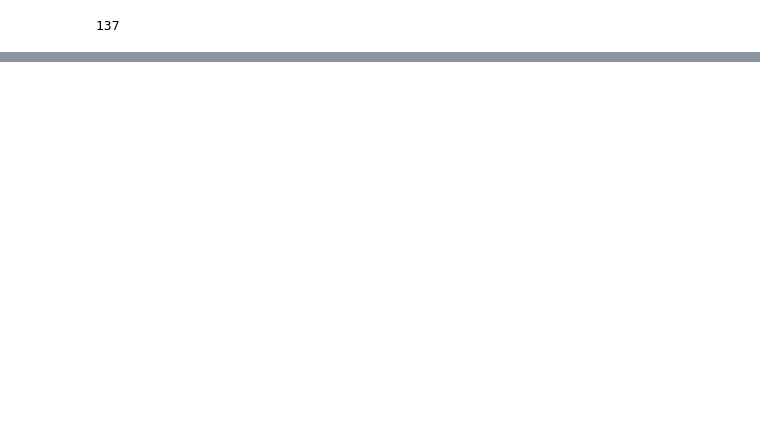
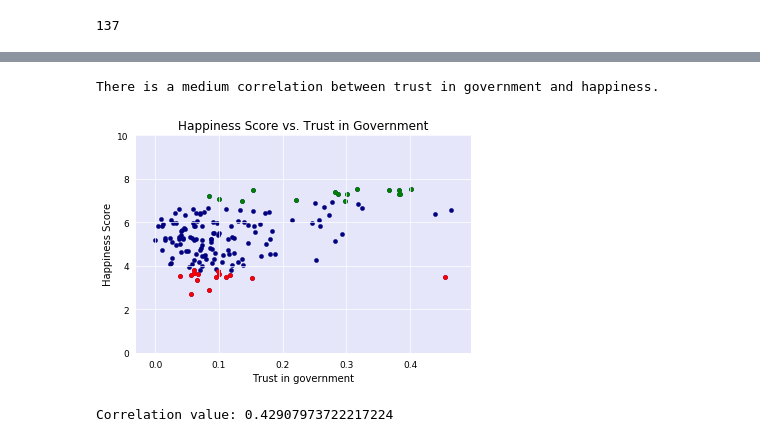
Before and after one commit to sinancengiz/World_Happiness, a Jupyter notebook: main.ipynb, the cells around one changed output, grey strips where cells are left out. Saved outputs shown, nothing was run; the diff lists cells and outputs as text; code cells hidden in the pictures; blank space fills up the shorter version.

```diff
--- a/main.ipynb
+++ b/main.ipynb
@@ -36,6 +41,6 @@ gdp_per_capita_df.head(3)
 # %%
 #rename the collumn
-hapiness_2015_df = hapiness_2015_df.loc[:,["Country","Happiness Score"]]
+happiness_2015_df = happiness_2015_df.loc[:,["Country","Happiness Score"]]
 # %%
 #drop missing values from data frame
 gdp_per_capita_df = gdp_per_capita_df.loc[:,["Country Name","2015"]]
@@ -209,0 +277,5 @@ with plt.style.context(('classic')):
+# %%
+happiness_2017_top = happiness_2017_df.nsmallest(15, 'Happiness.Rank')
+happiness_2017_bottom = happiness_2017_df.nlargest(15, 'Happiness.Rank')
+happiness_2017_top.head()
+happiness_2017_bottom.head()
@@ -209,0 +289,66 @@ with plt.style.context(('classic')):
+# %%
+# PLOT TREND 1: Happiness score vs. Trust in government, 2017 data
+ax = happiness_2017_df.plot(
+    kind = 'scatter',
+    x = "Trust..Government.Corruption.",
+    y = "Happiness.Score",
+    color = 'navy',
+    linewidth=0.2,
+    fontsize = 9
+)
+
+ax2 = happiness_2017_top.plot(
+    kind = 'scatter',
+    x = "Trust..Government.Corruption.",
+    y = "Happiness.Score",
+    color = 'green',
+    linewidth = 0.2,
+    fontsize = 9,
+    ax=ax
+)
+
+ax3 = happiness_2017_bottom.plot(
+    kind = 'scatter',
+    x = "Trust..Government.Corruption.",
+    y = "Happiness.Score",
+    color = 'red',
+    linewidth = 0.2,
+    fontsize = 9,
+    ax=ax
+)
+
+# Titles
+ax.set_title("Happiness Score vs. Trust in Government")
+ax.set_xlabel('Trust in government')
+ax.set_ylabel('Happiness Score')
+
+# Set min/max of x/y axes
+# ax.set_xlim(-0.05,1)
+ax.set_ylim(0,10)
+
+# Format colors
+ax.set_facecolor('lavender')
+ax.grid(color='w', linestyle='-', linewidth=0.7)
+for tick in ax.get_xticklines():
+    tick.set_color('white')
+for tick in ax.get_yticklines():
+    tick.set_color('white')
+
+ax.spines['top'].set_color('none')
+ax.spines['bottom'].set_color('none')
+ax.spines['left'].set_color('none')
+ax.spines['right'].set_color('none')
+
+print("")
+print("There is a medium correlation between trust in government and happiness.")
+
+plt.savefig('Happiness and Trust in Government.png')
+plt.show()
+
+
+correlation = happiness_2017_df['Trust..Government.Corruption.'].corr(happiness_2017_df['Happiness.Score'])
+print("Correlation value: " + str(correlation))
+# %% [output]
+There is a medium correlation between trust in government and happiness.
+[figure, added]
+Correlation value: 0.42907973722217224
```
Also changed, not shown: parts of 24 cells of this notebook, 10 other files.
